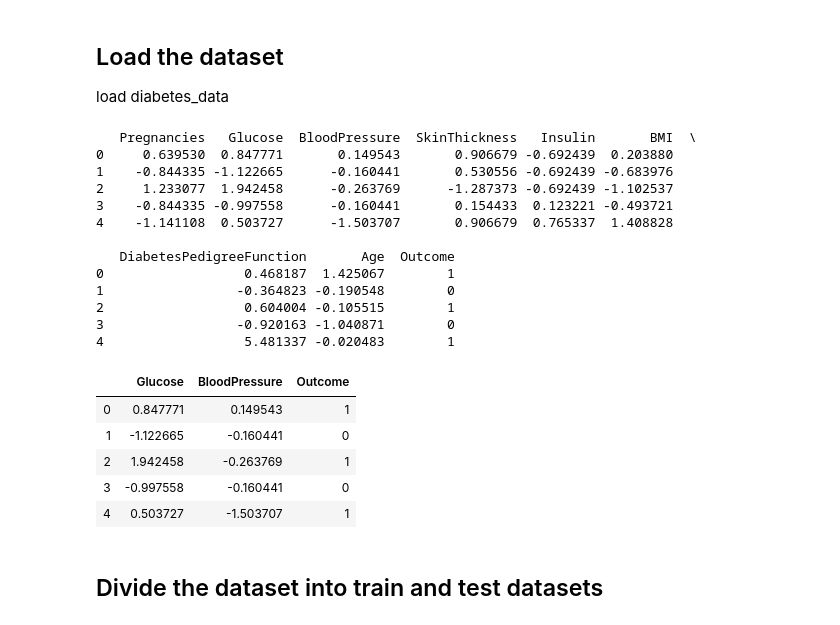
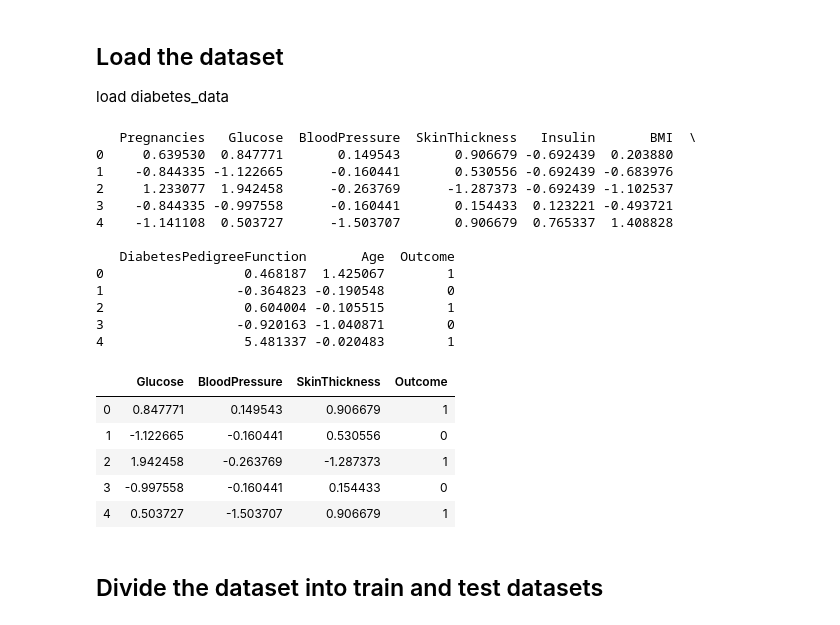
Before and after one commit to Edgar-creator/Intro_To_ML, a Jupyter notebook: Week6/Practical/Logistic_Regression_Practical_Homework.ipynb, the cells around one changed output. Saved outputs shown, nothing was run; the diff lists cells and outputs as text; code cells hidden in the pictures.

```diff
--- a/Week6/Practical/Logistic_Regression_Practical_Homework.ipynb
+++ b/Week6/Practical/Logistic_Regression_Practical_Homework.ipynb
@@ -8,35 +8,35 @@ load diabetes_data
 # %%
 df = pd.read_csv("diabetes_data.csv")
 
 for i in df.columns[:-1]:
     df[i]=(df[i]-df[i].mean())/df[i].std()
 
 
 print(df.head())
-df1 = df[['Glucose','BloodPressure','Outcome']]
+df1 = df[['Glucose','BloodPressure',"SkinThickness",'Outcome']]
 
 
 df1.head()
 # %% [output]
    Pregnancies   Glucose  BloodPressure  SkinThickness   Insulin       BMI  \
 0     0.639530  0.847771       0.149543       0.906679 -0.692439  0.203880
 1    -0.844335 -1.122665      -0.160441       0.530556 -0.692439 -0.683976
 2     1.233077  1.942458      -0.263769      -1.287373 -0.692439 -1.102537
 3    -0.844335 -0.997558      -0.160441       0.154433  0.123221 -0.493721
 4    -1.141108  0.503727      -1.503707       0.906679  0.765337  1.408828
 
    DiabetesPedigreeFunction       Age  Outcome
 0                  0.468187  1.425067        1
 1                 -0.364823 -0.190548        0
 2                  0.604004 -0.105515        1
 3                 -0.920163 -1.040871        0
 4                  5.481337 -0.020483        1
-|  | Glucose | BloodPressure | Outcome |
-| 0 | 0.847771 | 0.149543 | 1 |
-| 1 | -1.122665 | -0.160441 | 0 |
-| 2 | 1.942458 | -0.263769 | 1 |
-| 3 | -0.997558 | -0.160441 | 0 |
-| 4 | 0.503727 | -1.503707 | 1 |
+|  | Glucose | BloodPressure | SkinThickness | Outcome |
+| 0 | 0.847771 | 0.149543 | 0.906679 | 1 |
+| 1 | -1.122665 | -0.160441 | 0.530556 | 0 |
+| 2 | 1.942458 | -0.263769 | -1.287373 | 1 |
+| 3 | -0.997558 | -0.160441 | 0.154433 | 0 |
+| 4 | 0.503727 | -1.503707 | 0.906679 | 1 |
 # %% [markdown]
 ## Divide the dataset into train and test datasets
 # %%
```
Also changed, not shown: parts of 8 cells of this notebook.
